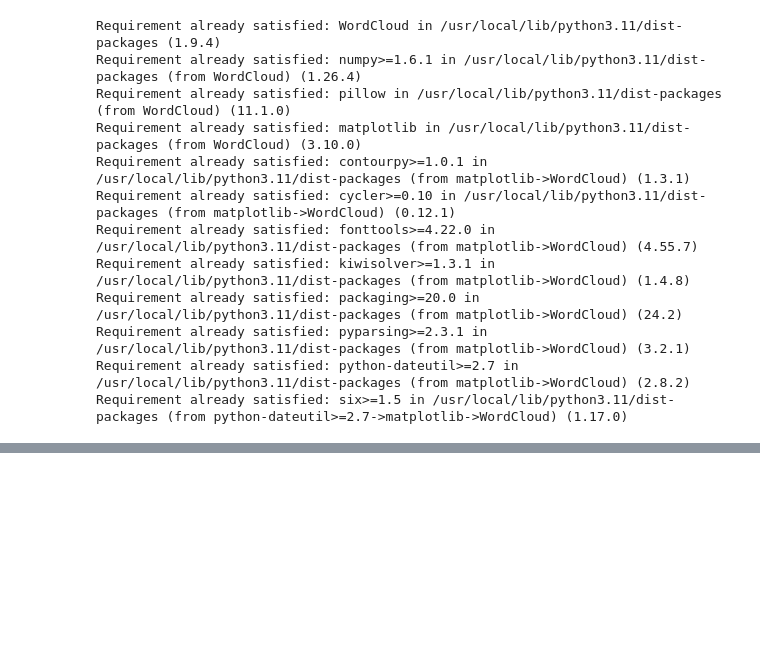
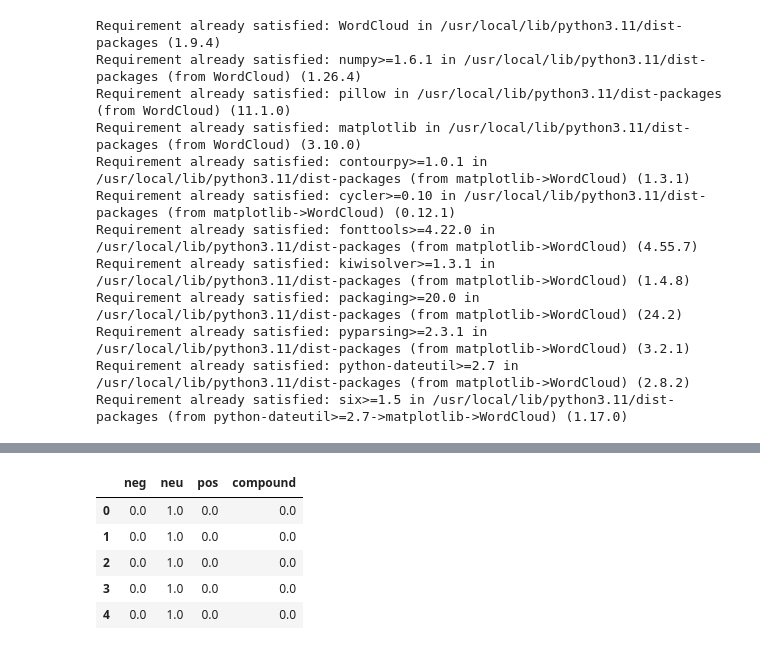
Before and after one commit to Akanksha165/NLP-ASS, a Jupyter notebook: Untitled6.ipynb, the cells around one changed output, grey strips where cells are left out. Cells and saved outputs as stored; diff of their text form; code cells hidden in the pictures; blank space fills up the shorter version.

```diff
--- a/Untitled6.ipynb
+++ b/Untitled6.ipynb
@@ -174,0 +207,21 @@ plt.show()
+# %%
+import seaborn as sns
+from vaderSentiment.vaderSentiment import SentimentIntensityAnalyzer
+plt.style.use('fivethirtyeight')
+cp=sns.color_palette()
+analyzer=SentimentIntensityAnalyzer()
+
+emptyline=[]
+for row in df['Text']:
+  vs=analyzer.polarity_scores(row)
+  emptyline.append(vs)
+# %%
+df_sentiments=pd.DataFrame(emptyline)
+df_sentiments.head()
+# %% [output]
+|  | neg | neu | pos | compound |
+| 0 | 0.0 | 1.0 | 0.0 | 0.0 |
+| 1 | 0.0 | 1.0 | 0.0 | 0.0 |
+| 2 | 0.0 | 1.0 | 0.0 | 0.0 |
+| 3 | 0.0 | 1.0 | 0.0 | 0.0 |
+| 4 | 0.0 | 1.0 | 0.0 | 0.0 |
```
Also changed, not shown: parts of 5 cells of this notebook.
